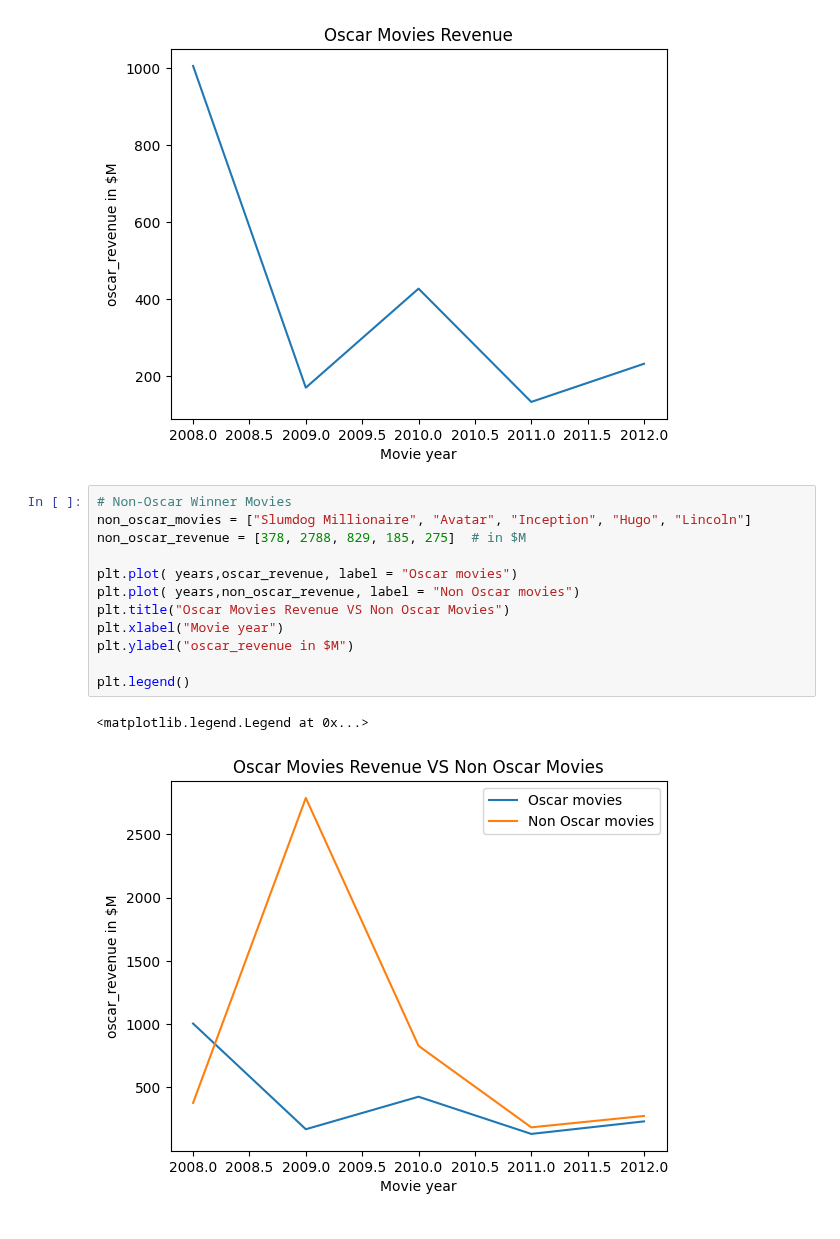
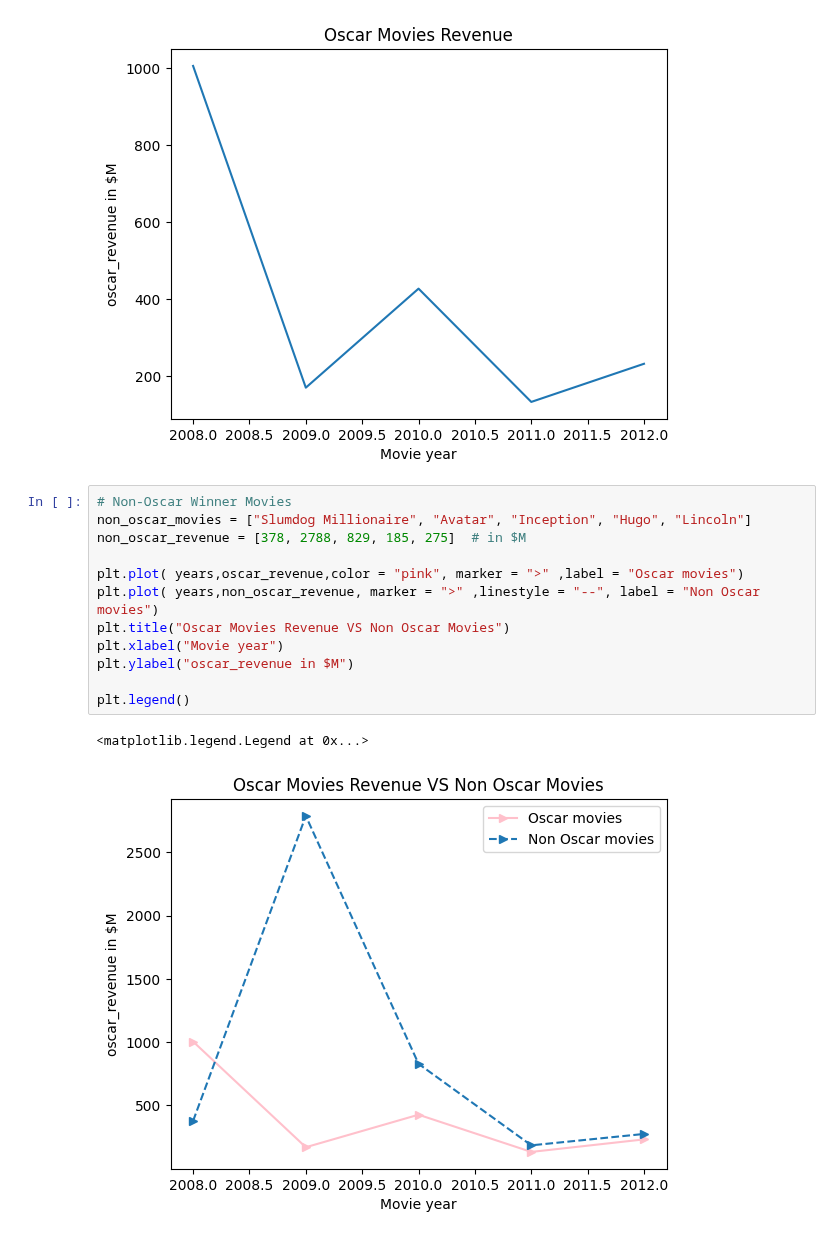
Before and after one commit to FatimaAjmal89/user-data-analysis, a Jupyter notebook: data_visualization.ipynb, the cells around one changed output. Cells and saved outputs as stored; diff of their text form.

Commit message:
Add colors, line styles, and markers

```diff
--- a/data_visualization.ipynb
+++ b/data_visualization.ipynb
@@ -21,15 +21,15 @@ Text(0, 0.5, 'oscar_revenue in $M')
 # %%
 # Non-Oscar Winner Movies
 non_oscar_movies = ["Slumdog Millionaire", "Avatar", "Inception", "Hugo", "Lincoln"]
 non_oscar_revenue = [378, 2788, 829, 185, 275]  # in $M
 
-plt.plot( years,oscar_revenue, label = "Oscar movies")
-plt.plot( years,non_oscar_revenue, label = "Non Oscar movies")
+plt.plot( years,oscar_revenue,color = "pink", marker = ">" ,label = "Oscar movies")
+plt.plot( years,non_oscar_revenue, marker = ">" ,linestyle = "--", label = "Non Oscar movies")
 plt.title("Oscar Movies Revenue VS Non Oscar Movies")
 plt.xlabel("Movie year")
 plt.ylabel("oscar_revenue in $M")
 
 plt.legend()
 # %% [output]
 <matplotlib.legend.Legend at 0x...>
-[figure, old version]
+[figure, new version]
```
